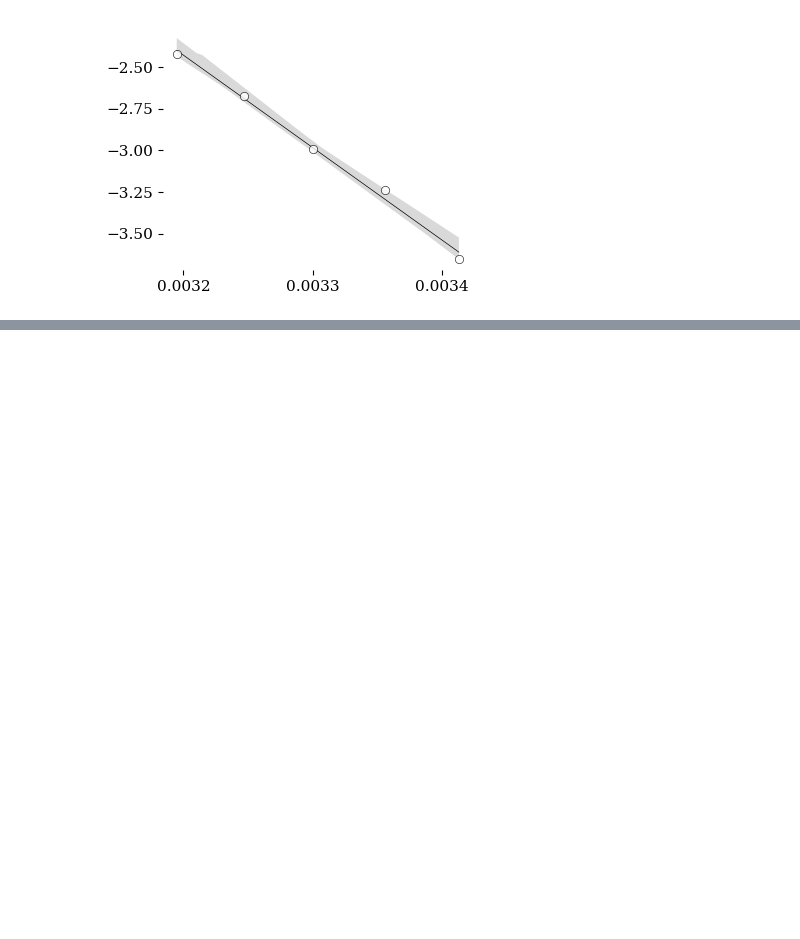
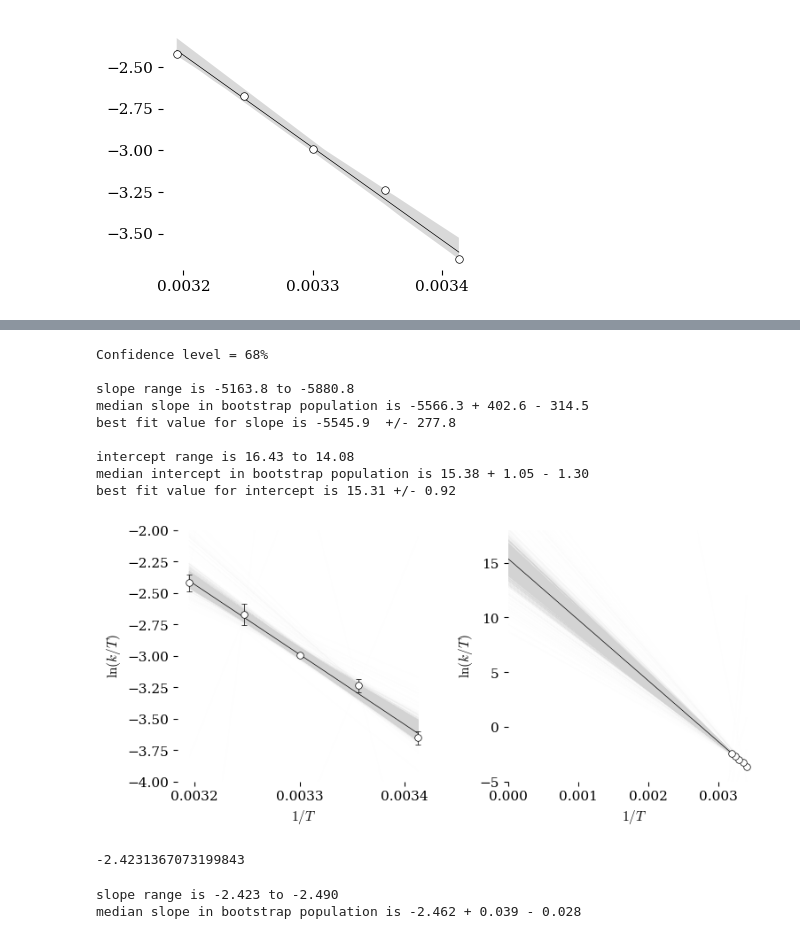
Before and after one commit to blinkletter/StealThisCode, a Jupyter notebook: 5_Erying/5A-Eyring_Exercises_5_Bootstrap.ipynb, the cells around one changed output, grey strips where cells are left out. Saved outputs shown, nothing was run; the diff lists cells and outputs as text; code cells hidden in the pictures; blank space fills up the shorter version.

```diff
--- a/5_Erying/5A-Eyring_Exercises_5_Bootstrap.ipynb
+++ b/5_Erying/5A-Eyring_Exercises_5_Bootstrap.ipynb
@@ -56,12 +60,0 @@ def linear(x, slope, intercept):
-# %%
-#import scikits.bootstrap as bs
-from scipy.stats import bootstrap
-from scipy.stats import linregress
-
-m = 1; b = 1
-def linear(x, m, b):
-    y = m*x + b
-    return y
-
-#bootstrap(data=(x,y), statfunction = linear((x,m,b)), method = "percentile")
-#bootstrap(data=(x,y), linregress((x,y)) )
@@ -602,13 +618,13 @@ range(0, 2000)
 # %%
 ################################################################################
-################################################################################
+### SMOOTHED BOOTSTRAP
 ################################################################################
 ################################################################################
 
 ## THIS IS MY VERSION
 ## Adapted from code found in https://stats.stackexchange.com/questions/183230/bootstrapping-confidence-interval-from-a-regression-prediction
 
-conf = 95
+conf = 68
 
 low_p = 50 - conf/2
 high_p = 50 + conf/2
@@ -638,7 +654,7 @@ ax[0].set(
           ylabel=r"$\ln (k / T)$",
           xlabel=r"$1/T$",
 #          xlim=[0.0030,0.00354],
-#          ylim=[-4.5,-1.1]
+          ylim=[-4.0,-2.0]
        )
 ax[0].set_xticks([0.0031,0.0033,0.0035])
 
@@ -666,7 +682,7 @@ for i in range(0, 2000):
     sample_index = np.random.choice(range(0, len(y)), len(y))
 
     x_samples = x[sample_index]
-    y_samples = y[sample_index]
+    y_samples = np.random.normal(y[sample_index], y_err[sample_index])   ### smooth with gaussian error
     y_err_samples = y_err[sample_index]
 
     popt,pcov = curve_fit(linear, x_samples, y_samples)
@@ -681,8 +697,8 @@ for i in range(0, 2000):
 
     xb = np.insert(x,0,0)   # insert zero into first position of x data so line fit starts from zero
 
-#    ax[0].plot(x, linear(x, slope, intercept), color='lightgrey', linewidth = 0.5, alpha=.01, zorder=1)
-#    ax[1].plot(xb, linear(xb, slope, intercept), color='lightgrey', linewidth = 0.5, alpha=.01, zorder=1)
+    ax[0].plot(x, linear(x, slope, intercept), color='lightgrey', linewidth = 0.5, alpha=.01, zorder=1)
+    ax[1].plot(xb, linear(xb, slope, intercept), color='lightgrey', linewidth = 0.5, alpha=.01, zorder=1)
 
 y_for_ci = np.array(y_for_ci)
 yb_for_ci = np.array(yb_for_ci)
@@ -744,7 +760,7 @@ ax[1].plot(xb, linear(xb, median_slope, median_intercept), color='black', linewi
 
 ### Change x and y ticks
 
-#ax[0].set_xticks([0.0031,0.0033,0.0035])
+ax[0].set_xticks([0.0032,0.0033,0.0034])
 #ax[0].locator_params(axis='x', nbins=3)
 #ax[0].set_yticks([-1,-2,-3,-4,-5])
 #ax[0].locator_params(axis='y', nbins=6)
@@ -766,9 +782,7 @@ for n in range(len(x_for_ci)):
     bot_y.append(np.percentile(y_for_ci[:,n], low_p))
     med_y.append(np.percentile(y_for_ci[:,n], 50))
 
-ax[0].fill_between(x_for_ci, top_y, bot_y,
-                   facecolor="lightgray", alpha=0.4, zorder = 0,
-                   label="confidence interval")
+#ax[0].fill_between(x_for_ci, top_y, bot_y, facecolor="lightgray", alpha=0.4, zorder = 0)
 
 #######################################
 ### Interval
@@ -788,30 +802,44 @@ ax[1].fill_between(xb_for_ci, top_y, bot_y,
 
 
 #######################################
 ### Output plot
 #######################################
 plt.tight_layout(pad=2, h_pad=None, w_pad=None, rect=None)
 plt.savefig("plots/Eyring_bootstrap_L.pdf")
 plt.show()
 
 
 yb_for_ci = np.array(yb_for_ci)
 y_for_ci = np.array(y_for_ci)
 
 n=5
 aa = y_for_ci[:,n]
 #display(aa)
 
 top_slope = np.percentile(aa, high_p)
 bot_slope = np.percentile(aa, low_p)
 median_slope = np.percentile(aa, 50)
 
 display(top_slope)
 
 print(f"slope range is {top_slope:0.3f} to {bot_slope:0.3f}")
 print(f"median slope in bootstrap population is {median_slope:0.3f} + {top_slope-median_slope:0.3f} - {median_slope-bot_slope:0.3f}")
 
 ################################################################################
 ################################################################################
 ################################################################################
 ################################################################################
+# %% [output]
+Confidence level = 68%
+
+slope range is -5163.8 to -5880.8
+median slope in bootstrap population is -5566.3 + 402.6 - 314.5
+best fit value for slope is -5545.9  +/- 277.8
+
+intercept range is 16.43 to 14.08
+median intercept in bootstrap population is 15.38 + 1.05 - 1.30
+best fit value for intercept is 15.31 +/- 0.92
+[figure, added]
+-2.4231367073199843
+slope range is -2.423 to -2.490
+median slope in bootstrap population is -2.462 + 0.039 - 0.028
```
Also changed, not shown: parts of 13 cells of this notebook, 3 other files.
